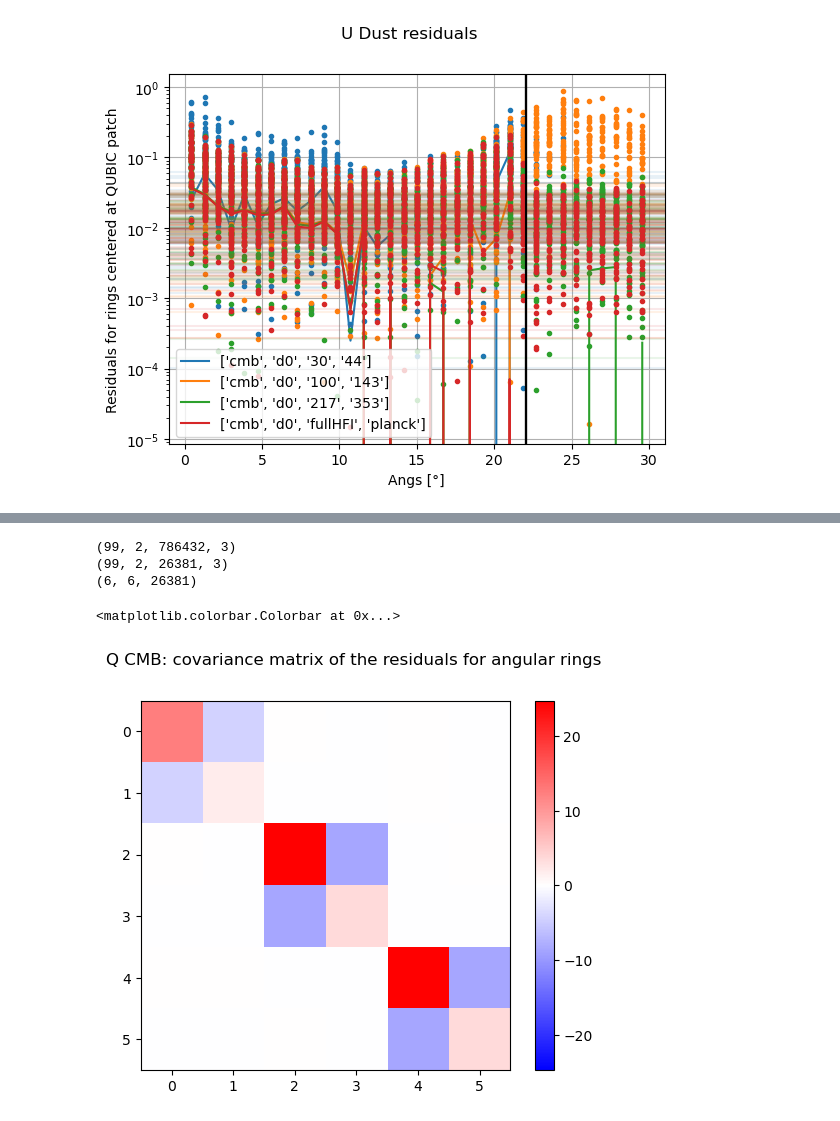
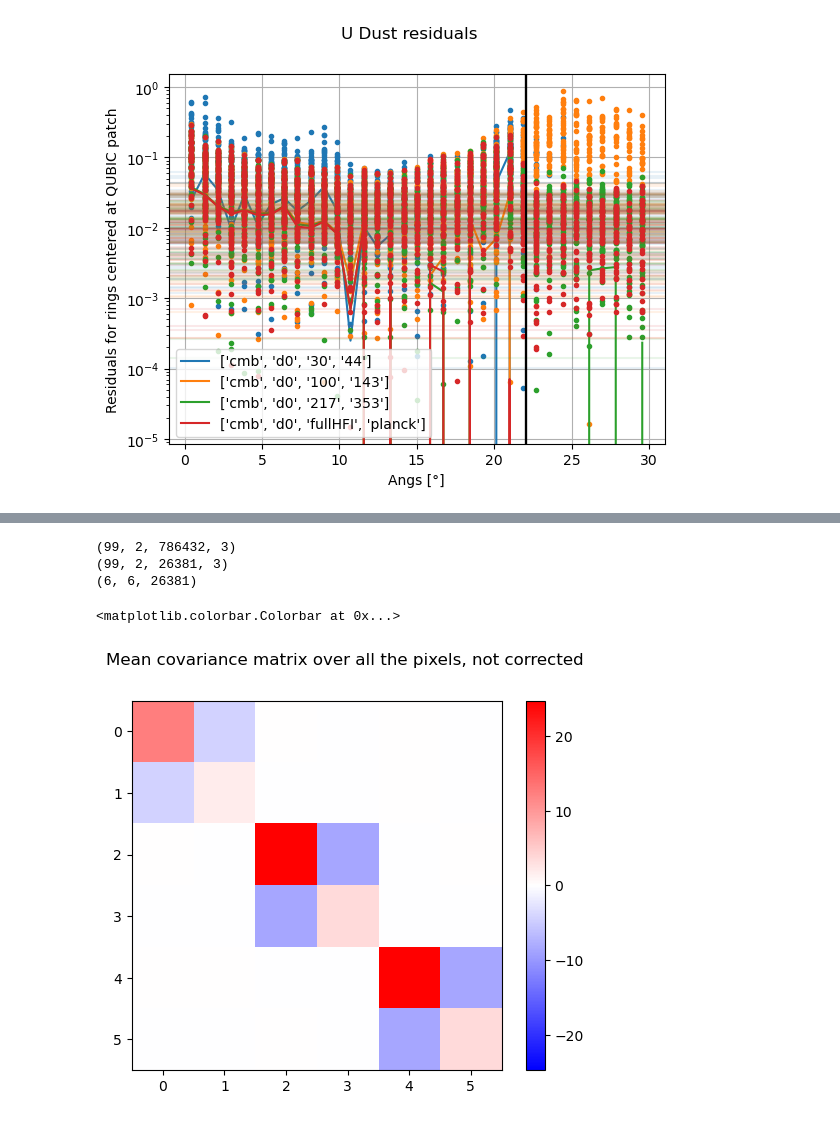
Before and after one commit to mathias77515/CMM-Pipeline, a Jupyter notebook: scripts_nahuel/noise_analysis.ipynb, the cells around one changed output, grey strips where cells are left out. Saved outputs shown, nothing was run; the diff lists cells and outputs as text; code cells hidden in the pictures.

Commit message:
first attempt 2pt correlation function

```diff
--- a/scripts_nahuel/noise_analysis.ipynb
+++ b/scripts_nahuel/noise_analysis.ipynb
@@ -562,6 +643,10 @@ thedir = '/home/nahue-ofi/heavy-data/cmb_d0_fullHFI_planck_parametric_d0_two'
 realizations = np.sort(glob.glob(thedir+'/'+'**'))
 
 nreals = len(realizations)
+
+constant_spectral_index = True
+
+nbins_ring = 35
 
 res = []
 
@@ -590,12 +675,12 @@ plt.imshow(cov[:, :], vmin=-vmax, vmax=vmax, cmap='bwr')
 plt.colorbar()
 
 centralvec = hp.ang2vec(center[0],center[1],lonlat=True)
-radius_for_disc = np.deg2rad(3) #input in degree, output in rad
+radius_for_disc = np.deg2rad(1) #input in degree, output in rad
 pixs_in_disc = hp.query_disc(nside, centralvec, radius_for_disc)
 print(len(pixs_in_disc))
 
 npix_disc = hp.nside2npix(nside)
-seenpix_inner_disc = np.zeros(npix)
+seenpix_inner_disc = np.zeros(npix_disc)
 for i in pixs_in_disc:
     seenpix_inner_disc[i] = 1
 seenpix_inner_disc = np.array(seenpix_inner_disc,dtype=bool)
@@ -704,25 +792,48 @@ plt.colorbar()
 # %%
 res_qubic = res[:,:,seenpix,:]
 print(res.shape)
 print(res_qubic.shape)
 
 cov, corr = amc.get_covcorr_patch(res_qubic,stokesjoint=True)
 print(cov.shape)
-cov = np.mean(cov[:, :, :],axis=2)
-corr = np.mean(corr[:, :, :],axis=2)
+meancov_notcorrected = np.mean(cov[:, :, :],axis=2)
+meancorr_notcorrected = np.mean(corr[:, :, :],axis=2)
+
 plt.figure()
-plt.suptitle('Q CMB: covariance matrix of the residuals for angular rings')
-vmax = np.max(np.abs(cov[:, :]))
-plt.imshow(cov[:, :], vmin=-vmax, vmax=vmax, cmap='bwr')
+plt.suptitle('Mean covariance matrix over all the pixels, not corrected')
+vmax = np.max(np.abs(meancov_notcorrected[:, :]))
+plt.imshow(meancov_notcorrected[:, :], vmin=-vmax, vmax=vmax, cmap='bwr')
 plt.colorbar()
 plt.figure()
-plt.suptitle('Q CMB: covariance matrix of the residuals for angular rings')
-vmax = np.max(np.abs(corr[:, :]))
-plt.imshow(corr[:, :], vmin=-vmax, vmax=vmax, cmap='bwr')
+plt.suptitle('Mean correlation matrix over all the pixels, not corrected')
+vmax = np.max(np.abs(meancorr_notcorrected[:, :]))
+plt.imshow(meancorr_notcorrected[:, :], vmin=-vmax, vmax=vmax, cmap='bwr')
 plt.colorbar()
+
+# meancov_corrected = np.mean(cov[:, :, :],axis=2)
+# meancorr_corrected = np.mean(corr[:, :, :],axis=2)
+
+# for i in range(res_qubic.shape[0]):
+#     covqcc_pix[i] = np.sum(cov[0, 0, :])
+# np.sum(cov[1, 1, :])
+# np.sum(cov[, 0, :])
+# np.sum(cov[0, 0, :])
+# np.sum(cov[0, 0, :])
+# np.trace(cov)
+
+# plt.figure()
+# plt.suptitle('Mean covariance matrix over all the pixels, corrected')
+# vmax = np.max(np.abs(meancov_corrected[:, :]))
+# plt.imshow(meancov_corrected[:, :], vmin=-vmax, vmax=vmax, cmap='bwr')
+# plt.colorbar()
+# plt.figure()
+# plt.suptitle('Mean correlation matrix over all the pixels, corrected')
+# vmax = np.max(np.abs(meancorr_corrected[:, :]))
+# plt.imshow(meancorr_corrected[:, :], vmin=-vmax, vmax=vmax, cmap='bwr')
+# plt.colorbar()
 # %% [output]
 (99, 2, 786432, 3)
 (99, 2, 26381, 3)
 (6, 6, 26381)
 <matplotlib.colorbar.Colorbar at 0x...>
-[figure, old version]
+[figure, new version]
```
Also changed, not shown: parts of 26 cells of this notebook, 1 other file.
